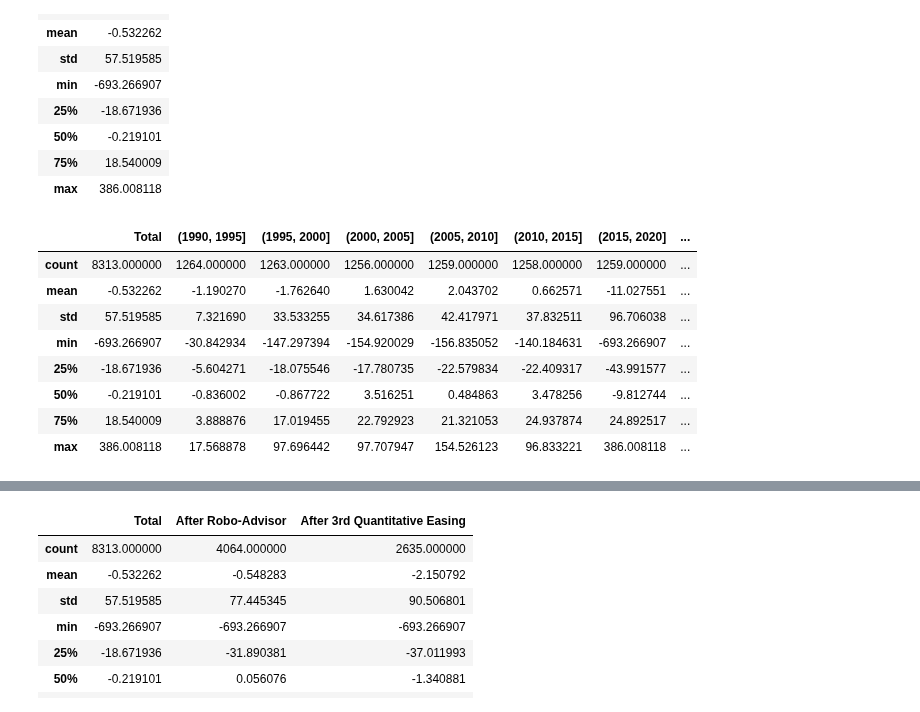
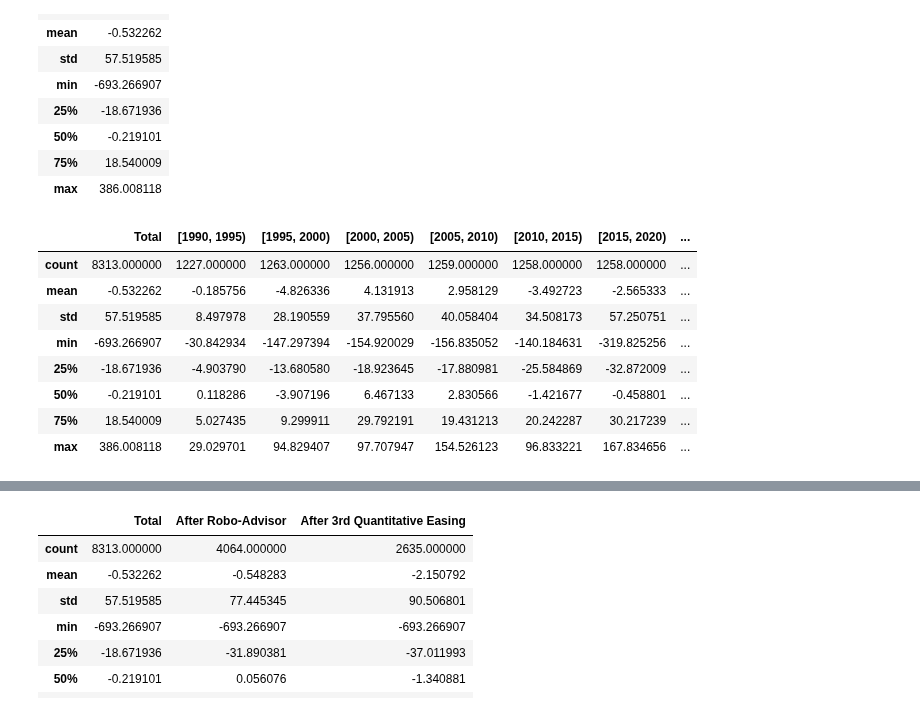
Before and after one commit to SOL1archive/Fin-Data-Denoising, a Jupyter notebook: noise-analysis.ipynb, the cells around one changed output, grey strips where cells are left out. Saved outputs shown, nothing was run; the diff lists cells and outputs as text; code cells hidden in the pictures.

```diff
--- a/noise-analysis.ipynb
+++ b/noise-analysis.ipynb
@@ -29,31 +32,33 @@ noise_df[['Noise']].describe()
 | 50% | -0.219101 |
 | 75% | 18.540009 |
 | max | 386.008118 |
+# %%
+period_df = noise_df.copy(deep=True)
+period_df['year'] = period_df.index.year
+period_df['Period Category'] = pd.cut(period_df['year'], bins=range(period_df['year'].min(), 2026, 5), right=False)
+period_df = period_df.drop(columns=['year'])
+# %%
+for period_category in period_df['Period Category'].unique():
+    period_df[period_category] = period_df['Noise'][period_df['Period Category'] == period_category]
 # %%
-noise_df['year'] = noise_df.index.year
-
-period_df = pd.merge(noise_df[['Noise']].describe(),
-                     noise_df.groupby(pd.cut(noise_df['year'],
-                                             bins=range(noise_df['year'].min(), 2026, 5)
-                                             ))
-                             .describe()
-                             .drop(columns=['year'])
-                             .T
-                             .loc['Noise'],
-                     how='left',
-                     left_index=True,
-                     right_index=True
-                     )
-period_df = period_df.rename(columns={'Noise': 'Total'})
-noise_df =  noise_df.drop(columns=['year'])
-period_df
+period_grouped = pd.merge(period_df[['Noise']].describe(),
+                          period_df[['Noise', 'Period Category']].groupby('Period Category')
+                                                                 .describe()
+                                                                 .T
+                                                                 .loc['Noise'],
+                          how='left',
+                          left_index=True,
+                          right_index=True
+                          )
+period_grouped = period_grouped.rename(columns={'Noise': 'Total'})
+period_grouped
 # %% [output]
-|  | Total | (1990, 1995] | (1995, 2000] | (2000, 2005] | (2005, 2010] | (2010, 2015] | (2015, 2020] | ... |
-| count | 8313.000000 | 1264.000000 | 1263.000000 | 1256.000000 | 1259.000000 | 1258.000000 | 1259.000000 | ... |
-| mean | -0.532262 | -1.190270 | -1.762640 | 1.630042 | 2.043702 | 0.662571 | -11.027551 | ... |
-| std | 57.519585 | 7.321690 | 33.533255 | 34.617386 | 42.417971 | 37.832511 | 96.706038 | ... |
-| min | -693.266907 | -30.842934 | -147.297394 | -154.920029 | -156.835052 | -140.184631 | -693.266907 | ... |
-| 25% | -18.671936 | -5.604271 | -18.075546 | -17.780735 | -22.579834 | -22.409317 | -43.991577 | ... |
-| 50% | -0.219101 | -0.836002 | -0.867722 | 3.516251 | 0.484863 | 3.478256 | -9.812744 | ... |
-| 75% | 18.540009 | 3.888876 | 17.019455 | 22.792923 | 21.321053 | 24.937874 | 24.892517 | ... |
-| max | 386.008118 | 17.568878 | 97.696442 | 97.707947 | 154.526123 | 96.833221 | 386.008118 | ... |
+|  | Total | [1990, 1995) | [1995, 2000) | [2000, 2005) | [2005, 2010) | [2010, 2015) | [2015, 2020) | ... |
+| count | 8313.000000 | 1227.000000 | 1263.000000 | 1256.000000 | 1259.000000 | 1258.000000 | 1258.000000 | ... |
+| mean | -0.532262 | -0.185756 | -4.826336 | 4.131913 | 2.958129 | -3.492723 | -2.565333 | ... |
+| std | 57.519585 | 8.497978 | 28.190559 | 37.795560 | 40.058404 | 34.508173 | 57.250751 | ... |
+| min | -693.266907 | -30.842934 | -147.297394 | -154.920029 | -156.835052 | -140.184631 | -319.825256 | ... |
+| 25% | -18.671936 | -4.903790 | -13.680580 | -18.923645 | -17.880981 | -25.584869 | -32.872009 | ... |
+| 50% | -0.219101 | 0.118286 | -3.907196 | 6.467133 | 2.830566 | -1.421677 | -0.458801 | ... |
+| 75% | 18.540009 | 5.027435 | 9.299911 | 29.792191 | 19.431213 | 20.242287 | 30.217239 | ... |
+| max | 386.008118 | 29.029701 | 94.829407 | 97.707947 | 154.526123 | 96.833221 | 167.834656 | ... |
```
Also changed, not shown: parts of 14 cells of this notebook, 1 other file.
